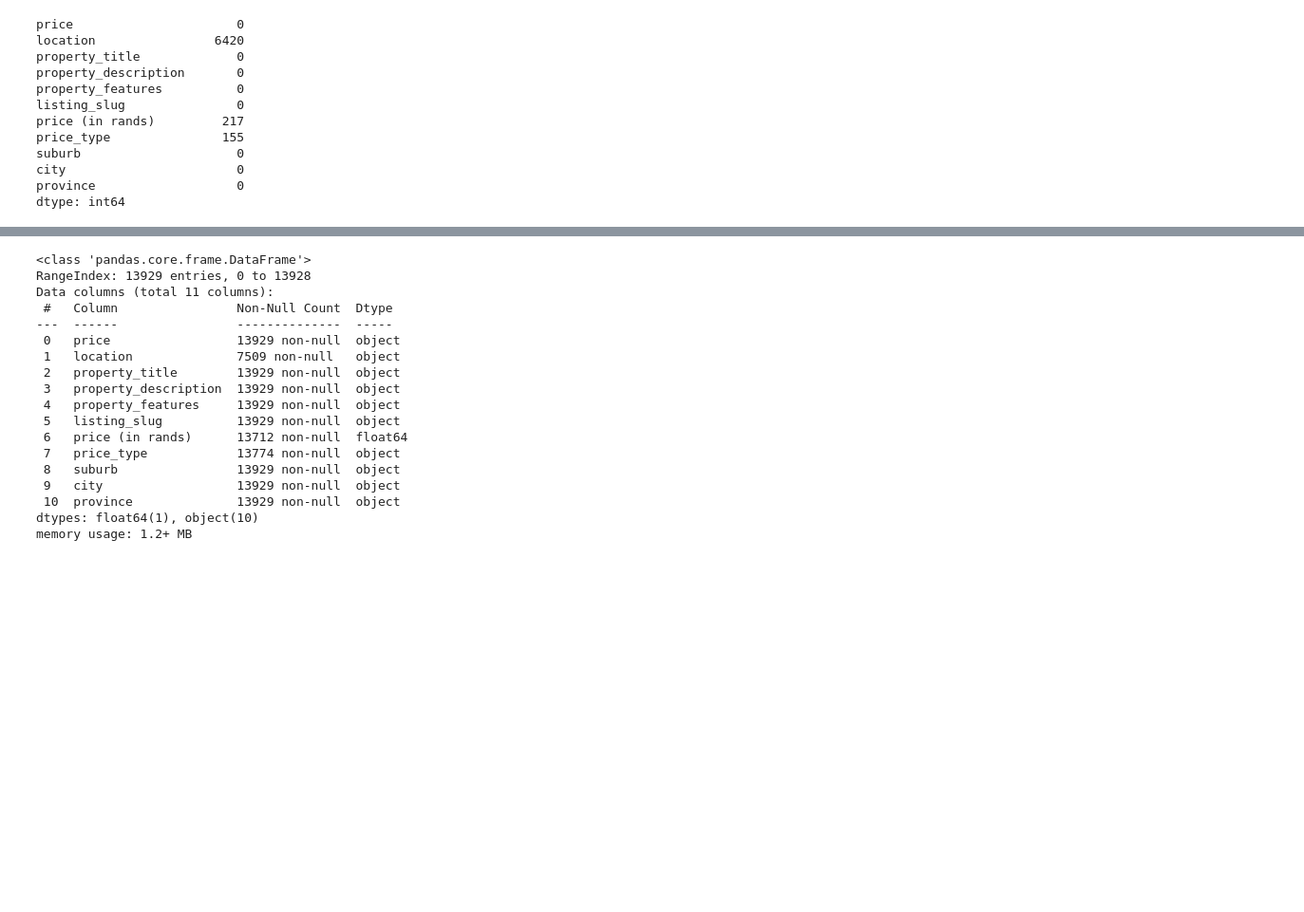
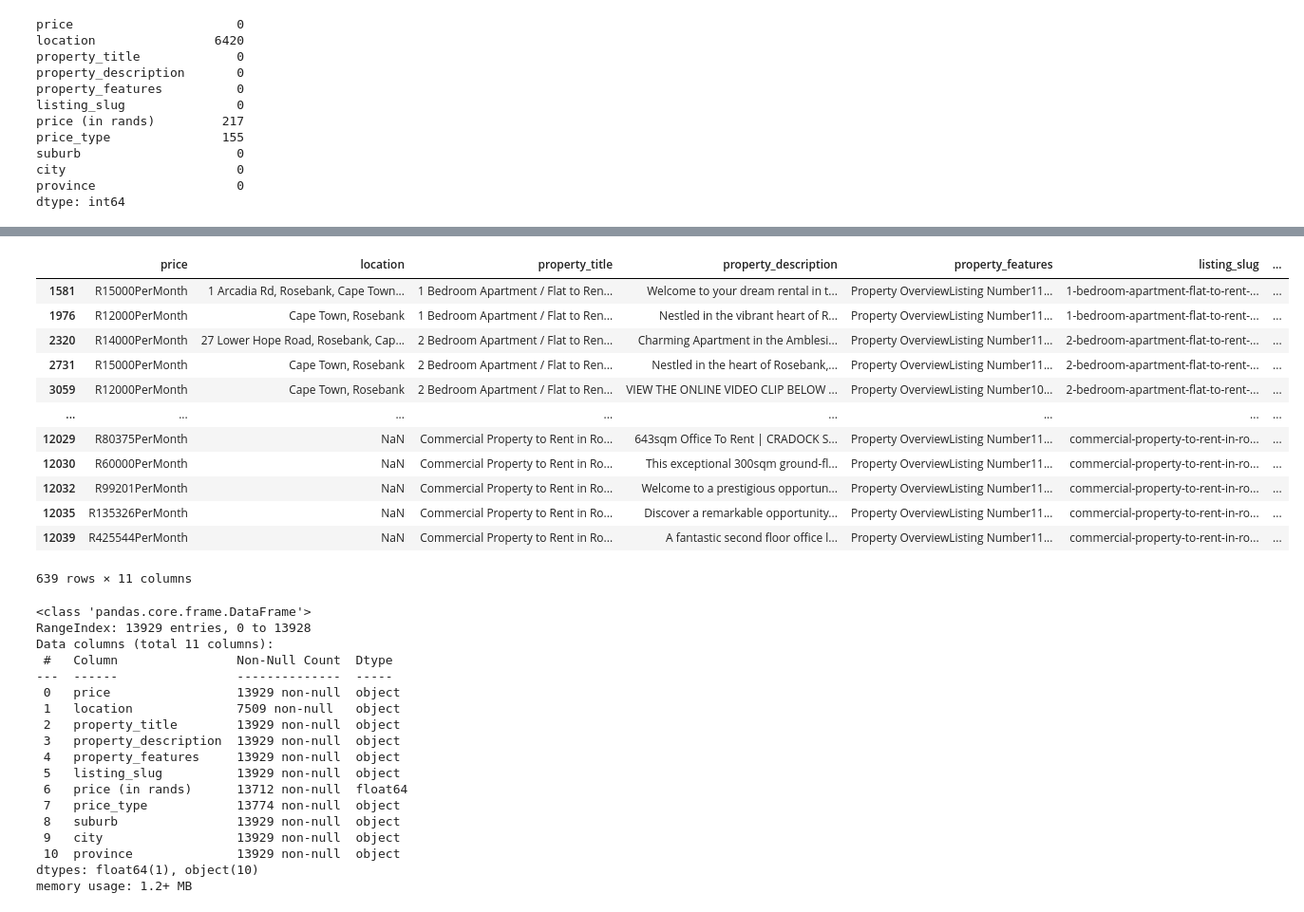
Before and after one commit to preciousratlhagane/south-african-property-market-analysis, a Jupyter notebook: notebooks/data_cleaning.ipynb, the cells around one changed output, grey strips where cells are left out. Shown at 95% size. Saved outputs shown, nothing was run; the diff lists cells and outputs as text; code cells hidden in the pictures; blank space fills up the shorter version.

Commit message:
Add code to visualize some similar locations in the dataset

```diff
--- a/notebooks/data_cleaning.ipynb
+++ b/notebooks/data_cleaning.ipynb
@@ -216,3 +233,19 @@ dtype: int64
+# %%
+rental_listings[rental_listings['suburb'] == "Rosebank"]
+# %% [output]
+|  | price | location | property_title | property_description | property_features | listing_slug | ... |
+| 1581 | R15000PerMonth | 1 Arcadia Rd, Rosebank, Cape Town... | 1 Bedroom Apartment / Flat to Ren... | Welcome to your dream rental in t... | Property OverviewListing Number11... | 1-bedroom-apartment-flat-to-rent-... | ... |
+| 1976 | R12000PerMonth | Cape Town, Rosebank | 1 Bedroom Apartment / Flat to Ren... | Nestled in the vibrant heart of R... | Property OverviewListing Number11... | 1-bedroom-apartment-flat-to-rent-... | ... |
+| 2320 | R14000PerMonth | 27 Lower Hope Road, Rosebank, Cap... | 2 Bedroom Apartment / Flat to Ren... | Charming Apartment in the Amblesi... | Property OverviewListing Number11... | 2-bedroom-apartment-flat-to-rent-... | ... |
+| 2731 | R15000PerMonth | Cape Town, Rosebank | 2 Bedroom Apartment / Flat to Ren... | Nestled in the heart of Rosebank,... | Property OverviewListing Number11... | 2-bedroom-apartment-flat-to-rent-... | ... |
+| 3059 | R12000PerMonth | Cape Town, Rosebank | 2 Bedroom Apartment / Flat to Ren... | VIEW THE ONLINE VIDEO CLIP BELOW ... | Property OverviewListing Number10... | 2-bedroom-apartment-flat-to-rent-... | ... |
+| ... | ... | ... | ... | ... | ... | ... | ... |
+| 12029 | R80375PerMonth | NaN | Commercial Property to Rent in Ro... | 643sqm Office To Rent | CRADOCK S... | Property OverviewListing Number11... | commercial-property-to-rent-in-ro... | ... |
+| 12030 | R60000PerMonth | NaN | Commercial Property to Rent in Ro... | This exceptional 300sqm ground-fl... | Property OverviewListing Number11... | commercial-property-to-rent-in-ro... | ... |
+| 12032 | R99201PerMonth | NaN | Commercial Property to Rent in Ro... | Welcome to a prestigious opportun... | Property OverviewListing Number11... | commercial-property-to-rent-in-ro... | ... |
+| 12035 | R135326PerMonth | NaN | Commercial Property to Rent in Ro... | Discover a remarkable opportunity... | Property OverviewListing Number11... | commercial-property-to-rent-in-ro... | ... |
+| 12039 | R425544PerMonth | NaN | Commercial Property to Rent in Ro... | A fantastic second floor office l... | Property OverviewListing Number11... | commercial-property-to-rent-in-ro... | ... |
+639 rows × 11 columns
 # %%
 rental_listings.info()
 # %% [output]
```
Also changed, not shown: parts of 19 cells of this notebook.
